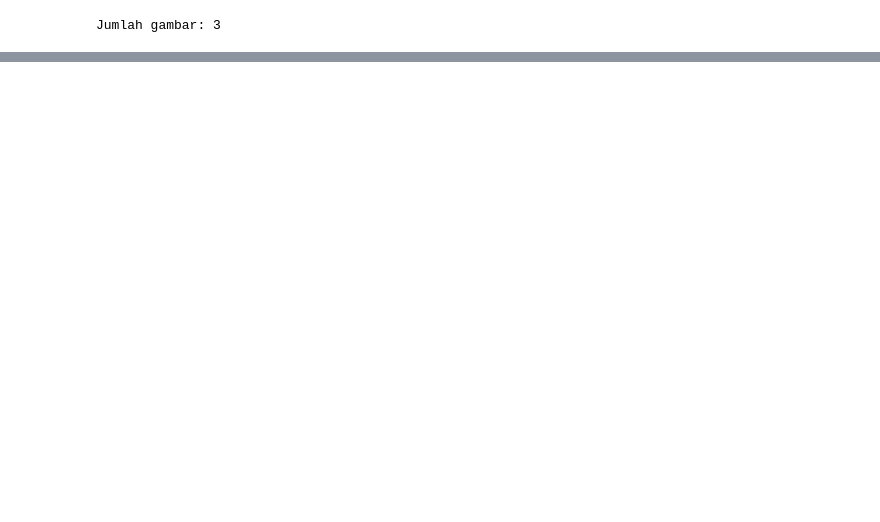
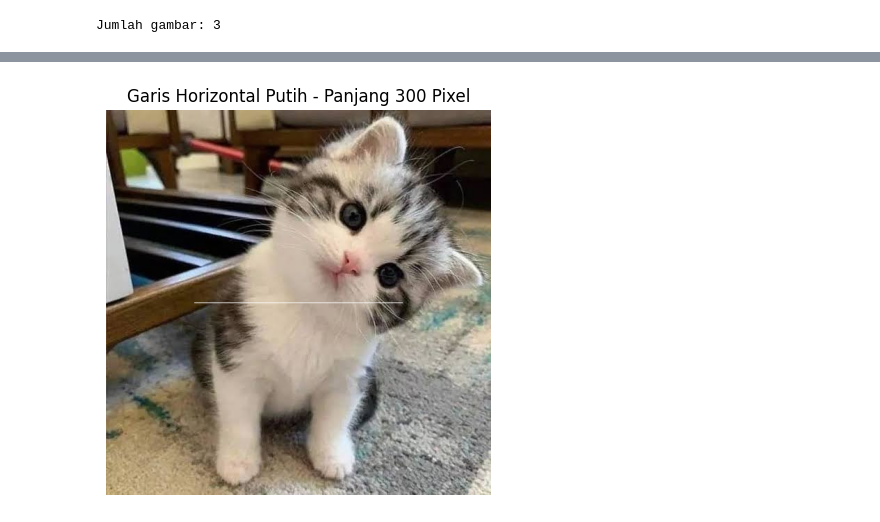
Before and after one commit to Erilocshada/erilocshada-PCVK-2026-course, a Jupyter notebook: Praktikum.ipynb, the cells around one changed output, grey strips where cells are left out. Drawn from its saved outputs; the diff is of its cells as text; code cells hidden in the pictures; blank space fills up the shorter version.

```diff
--- a/Praktikum.ipynb
+++ b/Praktikum.ipynb
@@ -129,0 +160,21 @@ plt.show()
+# %%
+image_horizontal = image_np.copy()
+
+height, width, channels = image_horizontal.shape
+
+y = height // 2
+
+panjang_garis = 300
+
+x_awal = (width - panjang_garis) // 2
+x_akhir = x_awal + panjang_garis
+
+image_horizontal[y, x_awal:x_akhir] = [255, 255, 255]
+
+plt.figure(figsize=(8, 5))
+plt.imshow(image_horizontal)
+plt.title("Garis Horizontal Putih - Panjang 300 Pixel")
+plt.axis("off")
+plt.show()
+# %% [output]
+[figure, added]
```
Also changed, not shown: parts of 9 cells of this notebook.
